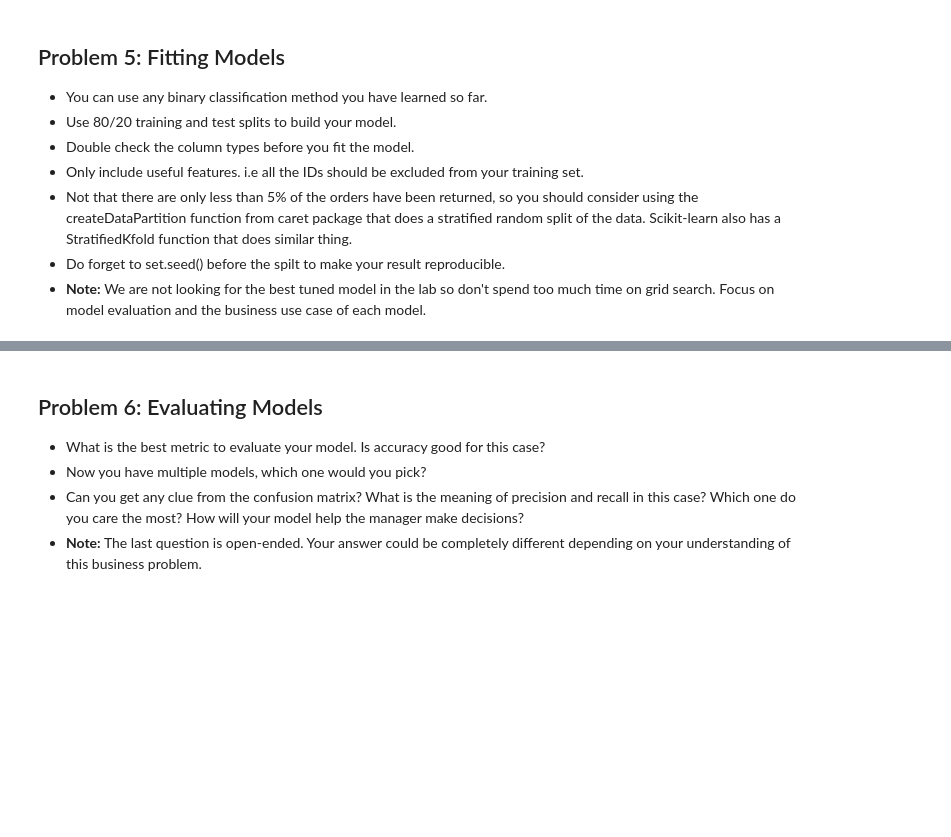
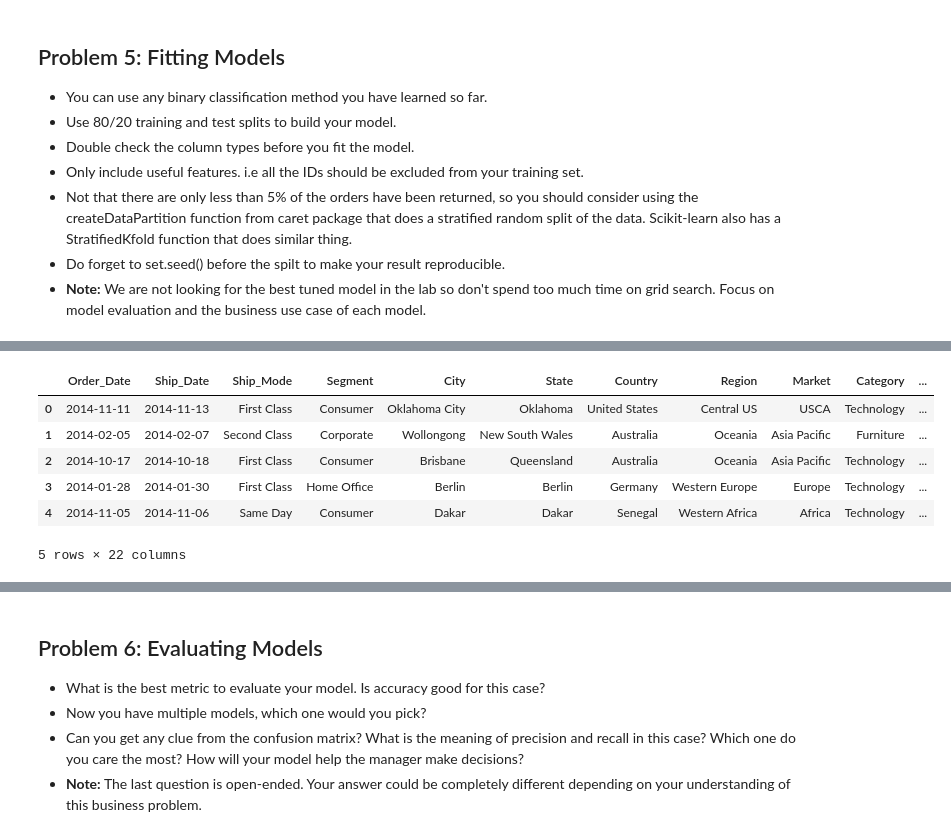
Before and after one commit to lejulie/NYCDSA-MST-ML-Lab-1, a Jupyter notebook: julie_levine/ml_lab_1_part_1.ipynb, the cells around one changed output, grey strips where cells are left out. Saved outputs shown, nothing was run; the diff lists cells and outputs as text; code cells hidden in the pictures; blank space fills up the shorter version.

Commit message:
jl part 2 started

```diff
--- a/julie_levine/ml_lab_1_part_1.ipynb
+++ b/julie_levine/ml_lab_1_part_1.ipynb
@@ -373,3 +384,9 @@ g3_4_super.set_xticklabels(rotation=90, labels = p3_4_super.index)
 * Your manager believes that how long it took the order to ship would affect whether the customer would return it or not.
 * He wants you to generate a feature which can measure how long it takes the company to process each order.
 * **Hint** Process.Time = Ship.Date - Order.Date
+# %%
+merged.Ship_Date = pd.to_datetime(merged.Ship_Date)
+merged['Process_Time'] = merged.Ship_Date - merged.Order_Date
+merged['Process_Time'] = merged.Process_Time.apply(lambda d: d.days)
+# check that it worked
+# merged.Process_Time[:5]
@@ -379,3 +403,11 @@ g3_4_super.set_xticklabels(rotation=90, labels = p3_4_super.index)
 * Let us generate a feature indictes how many times the product has been returned before.
 * If it never got returned, we just impute using 0.
 * **Hint:** Group by different Product.ID
+# %%
+ret_prod = merged[["Product_ID","Returned","Order_ID"]].groupby(["Product_ID","Returned"]).count()
+ret_prod = ret_prod.reset_index(level=["Returned"])
+ret_prod = ret_prod.reset_index(level=["Product_ID"])
+ret_prod = ret_prod[ret_prod.Returned == "Yes"]
+ret_prod = ret_prod.rename(columns = {"Order_ID":"Return_Count"})
+ret_prod = ret_prod[['Product_ID','Return_Count']]
+ret_prod.head(10)
@@ -381,0 +426,9 @@ g3_4_super.set_xticklabels(rotation=90, labels = p3_4_super.index)
+# %%
+# left join the return counts with the merged data set
+merged_part4 = merged.merge(ret_prod, on="Product_ID", how = "left")
+
+# replace nan with 0
+merged_part4.Return_Count = merged_part4.Return_Count.replace(np.nan,0,regex=True)
+
+# check it
+# merged_part4[merged_part4.Product_ID=="FUR-BO-3629"]["Return_Count"].head()
@@ -390,0 +472,12 @@ g3_4_super.set_xticklabels(rotation=90, labels = p3_4_super.index)
+# %%
+# Remove useless cols
+for_model = merged_part4.drop(columns=["Row_ID","Order_ID","Customer_ID","Customer_Name","Product_ID","Postal_Code"])
+for_model.head()
+# %% [output]
+|  | Order_Date | Ship_Date | Ship_Mode | Segment | City | State | Country | Region | Market | Category | ... |
+| 0 | 2014-11-11 | 2014-11-13 | First Class | Consumer | Oklahoma City | Oklahoma | United States | Central US | USCA | Technology | ... |
+| 1 | 2014-02-05 | 2014-02-07 | Second Class | Corporate | Wollongong | New South Wales | Australia | Oceania | Asia Pacific | Furniture | ... |
+| 2 | 2014-10-17 | 2014-10-18 | First Class | Consumer | Brisbane | Queensland | Australia | Oceania | Asia Pacific | Technology | ... |
+| 3 | 2014-01-28 | 2014-01-30 | First Class | Home Office | Berlin | Berlin | Germany | Western Europe | Europe | Technology | ... |
+| 4 | 2014-11-05 | 2014-11-06 | Same Day | Consumer | Dakar | Dakar | Senegal | Western Africa | Africa | Technology | ... |
+5 rows × 22 columns
```
Also changed, not shown: parts of 14 cells of this notebook.
